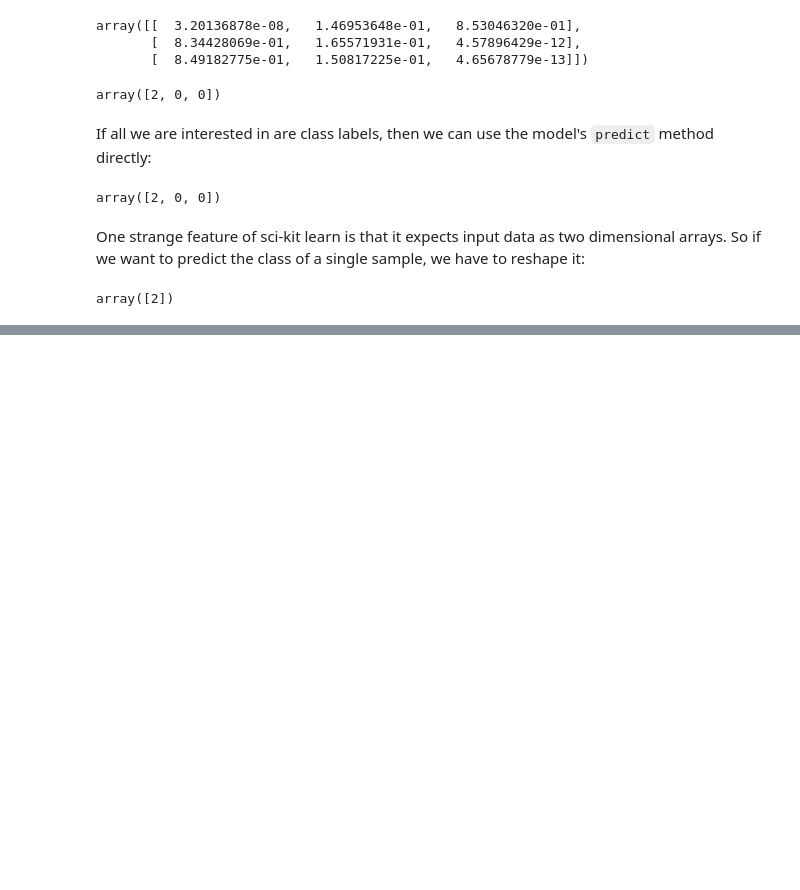
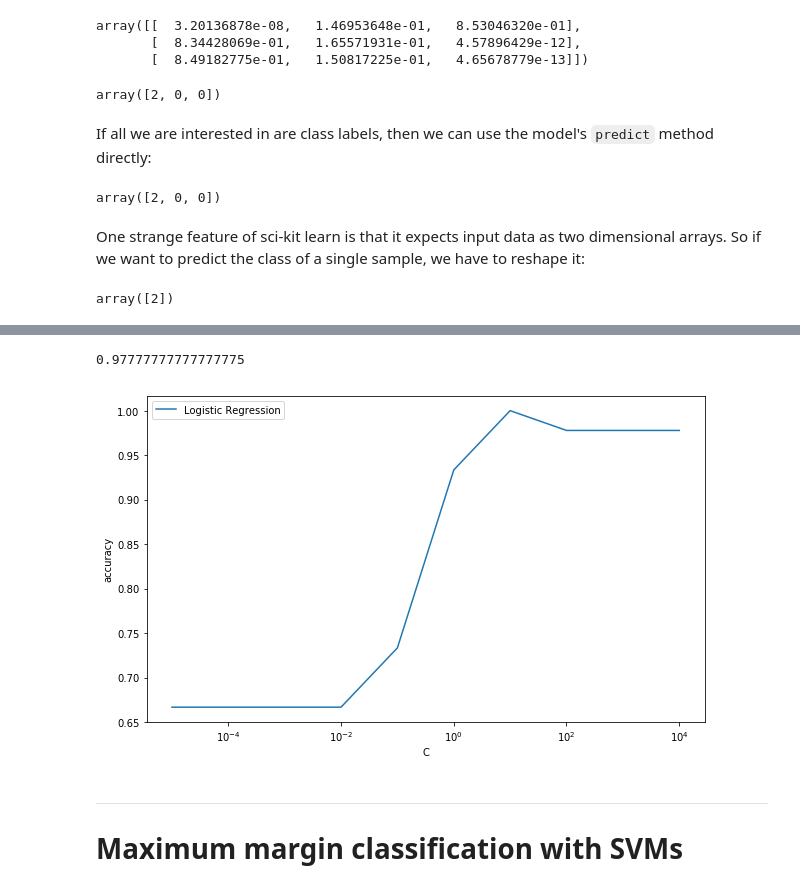
Before and after one commit to npabon/python_machine_learning, a Jupyter notebook: ch_3_sklearn_logistic_svm_trees.ipynb, the cells around one changed output, grey strips where cells are left out. Cells and saved outputs as stored; diff of their text form; code cells hidden in the pictures; blank space fills up the shorter version.

```diff
--- a/ch_3_sklearn_logistic_svm_trees.ipynb
+++ b/ch_3_sklearn_logistic_svm_trees.ipynb
@@ -356,0 +406,26 @@ array([2])
+# %%
+lr.score(X_test_std, y_test)
+# %% [output]
+0.97777777777777775
+# %%
+acc, params = [], []
+for c in np.arange(-5,5):
+    lr = LogisticRegression(C=10.**c, random_state=1)
+    lr.fit(X_train_std, y_train)
+    acc.append(lr.score(X_test_std, y_test))
+    params.append(10.**c)
+
+weights = np.array(acc)
+plt.figure(figsize=(10,6))
+plt.plot(params, acc, label='Logistic Regression')
+
+plt.ylabel('accuracy')
+plt.xlabel('C')
+plt.legend(loc='upper left')
+plt.xscale('log')
+plt.show()
+# %% [output]
+[figure, added]
+# %% [markdown]
+___
+# Maximum margin classification with SVMs
```
Also changed, not shown: parts of 3 cells of this notebook.
